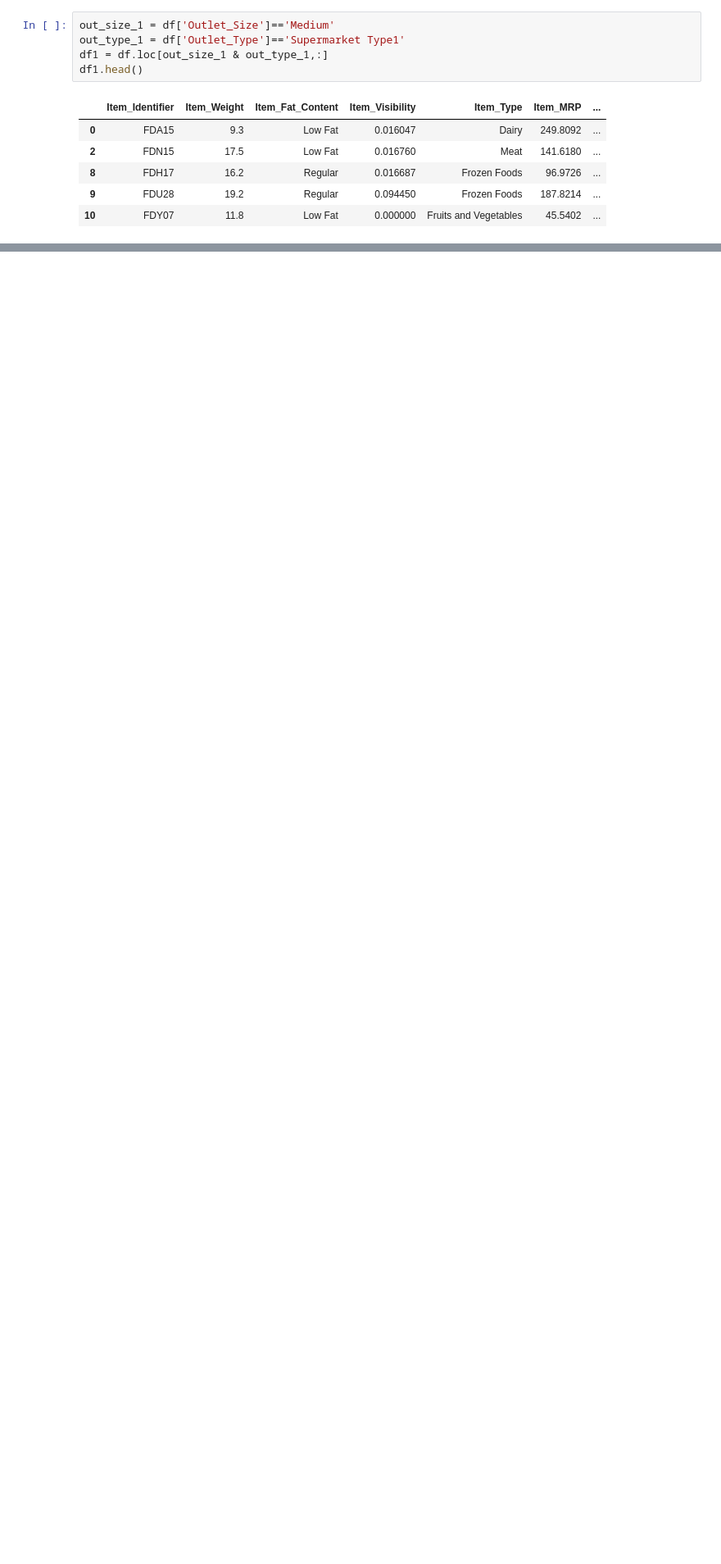
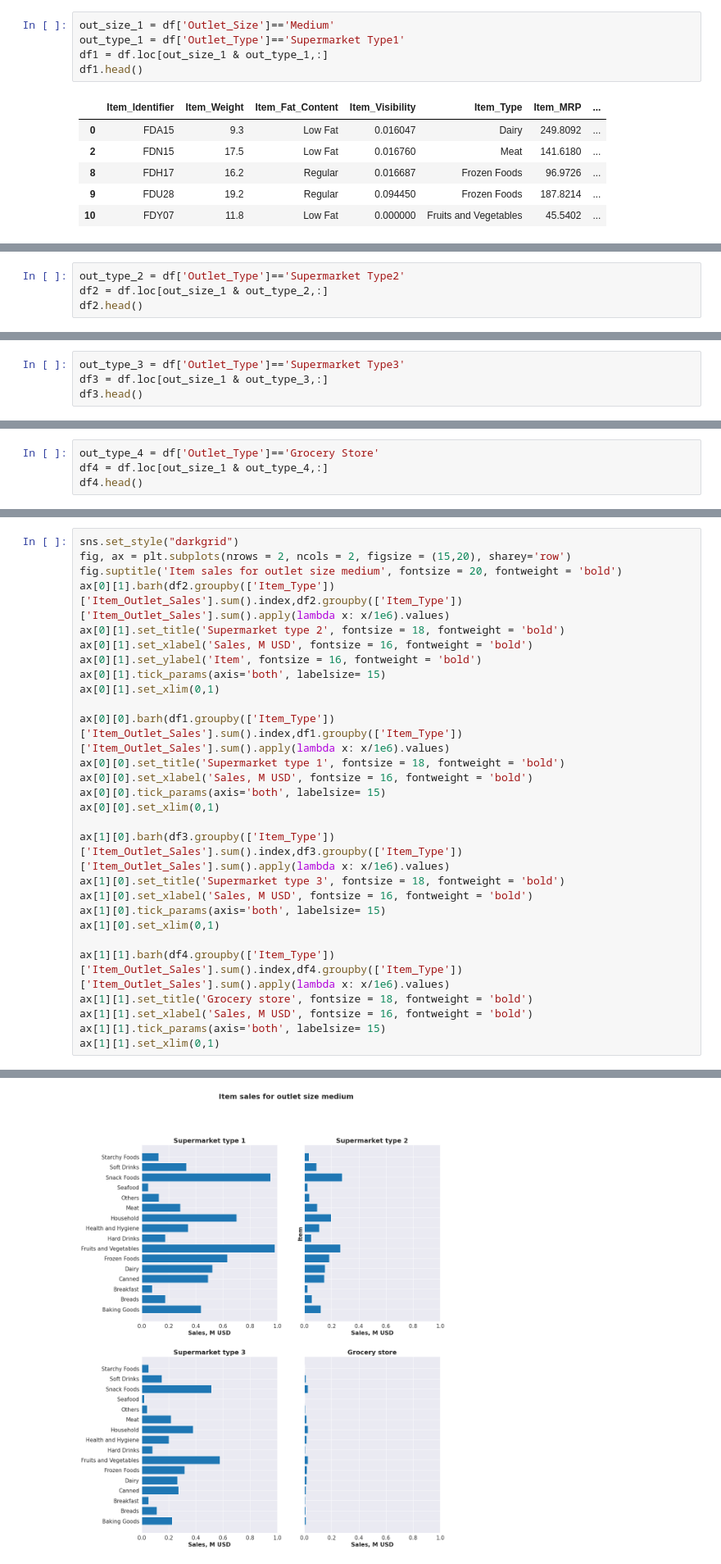
Before and after one commit to WilliamMejiaG/sales-predictions, a Jupyter notebook: Sales_predictions.ipynb, the cells around one changed output, grey strips where cells are left out. Shown: that part at 82% size. Drawn from its saved outputs; the diff is of its cells as text; blank space fills up the shorter version.

```diff
--- a/Sales_predictions.ipynb
+++ b/Sales_predictions.ipynb
@@ -240,0 +237,4 @@ df1.values
+# %%
+out_type_2 = df['Outlet_Type']=='Supermarket Type2'
+df2 = df.loc[out_size_1 & out_type_2,:]
+df2.head()
@@ -240,0 +248,4 @@ df1.values
+# %%
+out_type_3 = df['Outlet_Type']=='Supermarket Type3'
+df3 = df.loc[out_size_1 & out_type_3,:]
+df3.head()
@@ -240,0 +259,4 @@ df1.values
+# %%
+out_type_4 = df['Outlet_Type']=='Grocery Store'
+df4 = df.loc[out_size_1 & out_type_4,:]
+df4.head()
@@ -240,0 +270,29 @@ df1.values
+# %%
+sns.set_style("darkgrid")
+fig, ax = plt.subplots(nrows = 2, ncols = 2, figsize = (15,20), sharey='row')
+fig.suptitle('Item sales for outlet size medium', fontsize = 20, fontweight = 'bold')
+ax[0][1].barh(df2.groupby(['Item_Type'])['Item_Outlet_Sales'].sum().index,df2.groupby(['Item_Type'])['Item_Outlet_Sales'].sum().apply(lambda x: x/1e6).values)
+ax[0][1].set_title('Supermarket type 2', fontsize = 18, fontweight = 'bold')
+ax[0][1].set_xlabel('Sales, M USD', fontsize = 16, fontweight = 'bold')
+ax[0][1].set_ylabel('Item', fontsize = 16, fontweight = 'bold')
+ax[0][1].tick_params(axis='both', labelsize= 15)
+ax[0][1].set_xlim(0,1)
+
+ax[0][0].barh(df1.groupby(['Item_Type'])['Item_Outlet_Sales'].sum().index,df1.groupby(['Item_Type'])['Item_Outlet_Sales'].sum().apply(lambda x: x/1e6).values)
+ax[0][0].set_title('Supermarket type 1', fontsize = 18, fontweight = 'bold')
+ax[0][0].set_xlabel('Sales, M USD', fontsize = 16, fontweight = 'bold')
+ax[0][0].tick_params(axis='both', labelsize= 15)
+ax[0][0].set_xlim(0,1)
+
+ax[1][0].barh(df3.groupby(['Item_Type'])['Item_Outlet_Sales'].sum().index,df3.groupby(['Item_Type'])['Item_Outlet_Sales'].sum().apply(lambda x: x/1e6).values)
+ax[1][0].set_title('Supermarket type 3', fontsize = 18, fontweight = 'bold')
+ax[1][0].set_xlabel('Sales, M USD', fontsize = 16, fontweight = 'bold')
+ax[1][0].tick_params(axis='both', labelsize= 15)
+ax[1][0].set_xlim(0,1)
+
+ax[1][1].barh(df4.groupby(['Item_Type'])['Item_Outlet_Sales'].sum().index,df4.groupby(['Item_Type'])['Item_Outlet_Sales'].sum().apply(lambda x: x/1e6).values)
+ax[1][1].set_title('Grocery store', fontsize = 18, fontweight = 'bold')
+ax[1][1].set_xlabel('Sales, M USD', fontsize = 16, fontweight = 'bold')
+ax[1][1].tick_params(axis='both', labelsize= 15)
+ax[1][1].set_xlim(0,1)
+# %% [output]
@@ -240,0 +300 @@ df1.values
+[figure, added]
```
Also changed, not shown: parts of 12 cells of this notebook.
